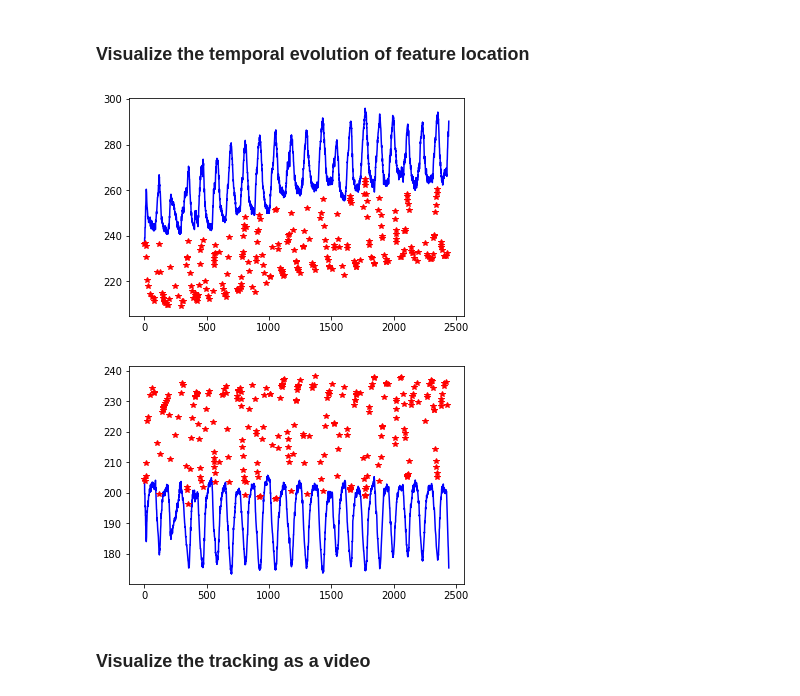
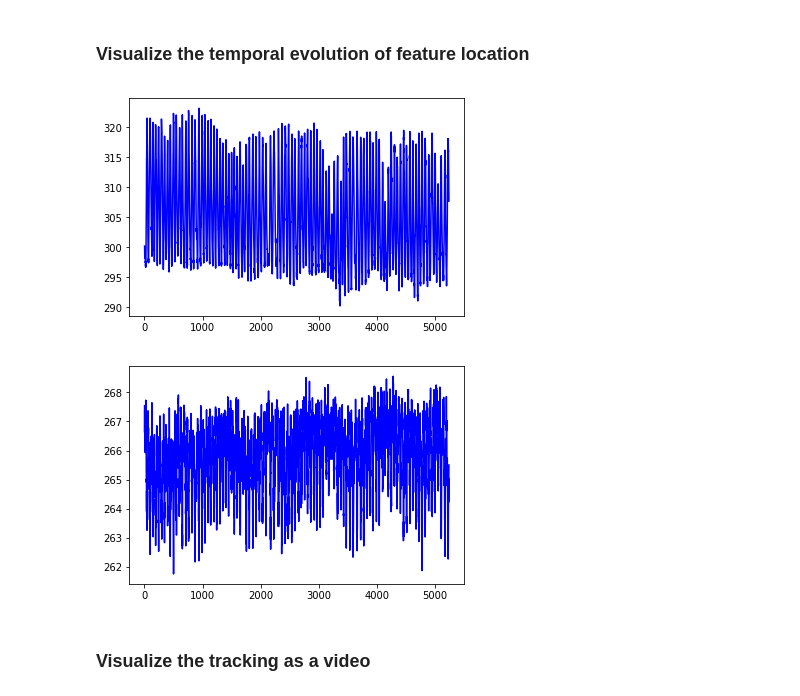
Before and after one commit to melanibe/USMotionTracking, a Jupyter notebook: train_predict_visualize.ipynb, the cells around one changed output. Drawn from its saved outputs; the diff is of its cells as text; code cells hidden in the pictures.

```diff
--- a/train_predict_visualize.ipynb
+++ b/train_predict_visualize.ipynb
@@ -90,17 +108,17 @@ NameError: name 'exp_name' is not defined
 
 ### Get the prediction and the ground truth if available
 # %%
-exp_to_visualize = ''
-type_data = 'training'
+exp_to_visualize = 'FINAL'
+type_data = 'testing'
 checkpoint_dir = os.path.join(exp_dir, exp_to_visualize)
-sequence_to_visualize = 'MED-02-2' # data folder to get the images from
-feature_to_visualize = 'MED-02-2_3.txt'# name of the .txt file
+sequence_to_visualize = 'ETH-06-1' # data folder to get the images from
+feature_to_visualize = 'ETH-06-1_1.txt'# name of the .txt file
 if type_data=='training':
     img_dir = os.path.join(data_dir, sequence_to_visualize, 'Data')
 else:
     img_dir = os.path.join(test_dir, sequence_to_visualize, 'Data')
-pred_feat1 = pd.read_csv(os.path.join('/Users/melaniebernhardt/Downloads', # exp_to_visualize
-                                      feature_to_visualize),
+pred_feat1 = pd.read_csv(os.path.join(checkpoint_dir, # exp_to_visualize
+                                      '{}.txt'.format(feature_to_visualize)),
                                      sep=',', #'\s+
                                      decimal='.', header=None, names = ['id', 'c1','c2'])
 if type_data=='training':
@@ -139,13 +157,13 @@ plot_img_template(c1, c2, img, width=60, height=60)
 ### Visualize the temporal evolution of feature location
 # %%
 plt.plot(pred_feat1.id, pred_feat1.c1, 'b')
-plt.plot(true_feat1.id, true_feat1.c1, 'r*')
+#plt.plot(true_feat1.id, true_feat1.c1, 'r*')
 plt.show()
 plt.plot(pred_feat1.id, pred_feat1.c2, 'b')
-plt.plot(true_feat1.id, true_feat1.c2, 'r*')
+#plt.plot(true_feat1.id, true_feat1.c2, 'r*')
 plt.show()
 # %% [output]
-[figure, old version]
+[figure, new version]
-[figure, old version]
+[figure, new version]
 # %% [markdown]
 ### Visualize the tracking as a video
```
Also changed, not shown: parts of 7 cells of this notebook, 1 other file.
